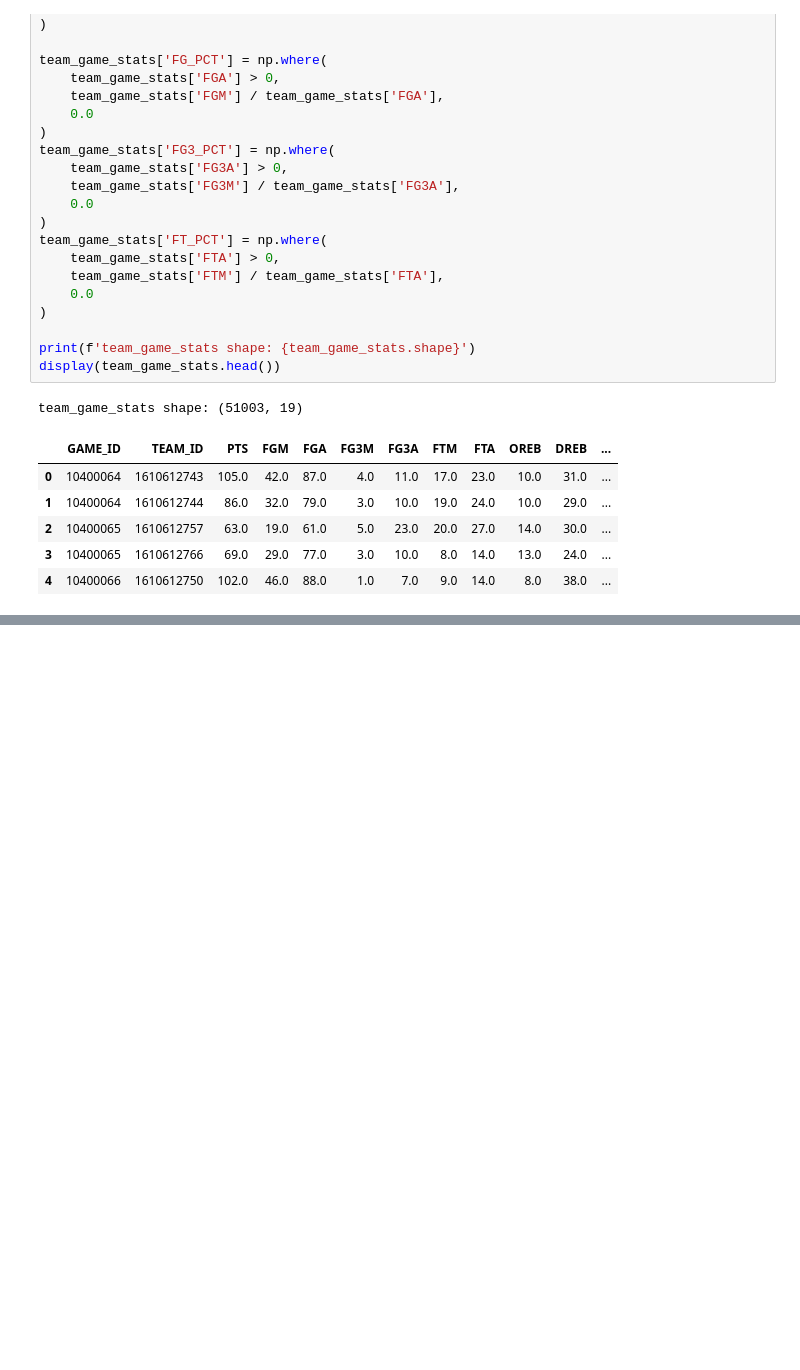
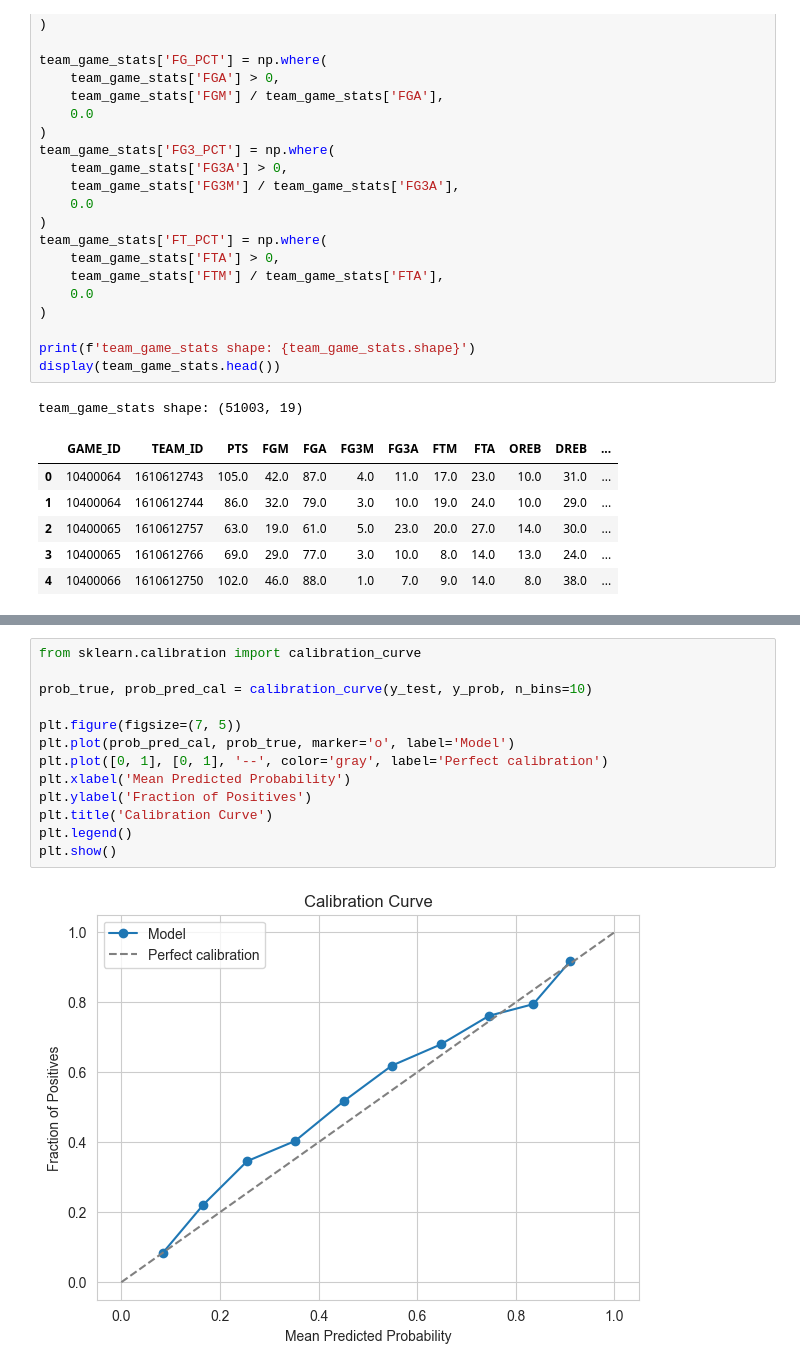
Before and after one commit to blaisescileppi/ML-Business-Analytics-Project, a Jupyter notebook: Project/rolling_statistics_analysis.ipynb, the cells around one changed output, grey strips where cells are left out. Cells and saved outputs as stored; diff of their text form; blank space fills up the shorter version.

```diff
--- a/Project/rolling_statistics_analysis.ipynb
+++ b/Project/rolling_statistics_analysis.ipynb
@@ -320,0 +440,15 @@ ROC AUC: 0.6209649468599034
+# %%
+from sklearn.calibration import calibration_curve
+
+prob_true, prob_pred_cal = calibration_curve(y_test, y_prob, n_bins=10)
+
+plt.figure(figsize=(7, 5))
+plt.plot(prob_pred_cal, prob_true, marker='o', label='Model')
+plt.plot([0, 1], [0, 1], '--', color='gray', label='Perfect calibration')
+plt.xlabel('Mean Predicted Probability')
+plt.ylabel('Fraction of Positives')
+plt.title('Calibration Curve')
+plt.legend()
+plt.show()
+# %% [output]
+[figure, added]
```
Also changed, not shown: parts of 18 cells of this notebook, 1 other file.
